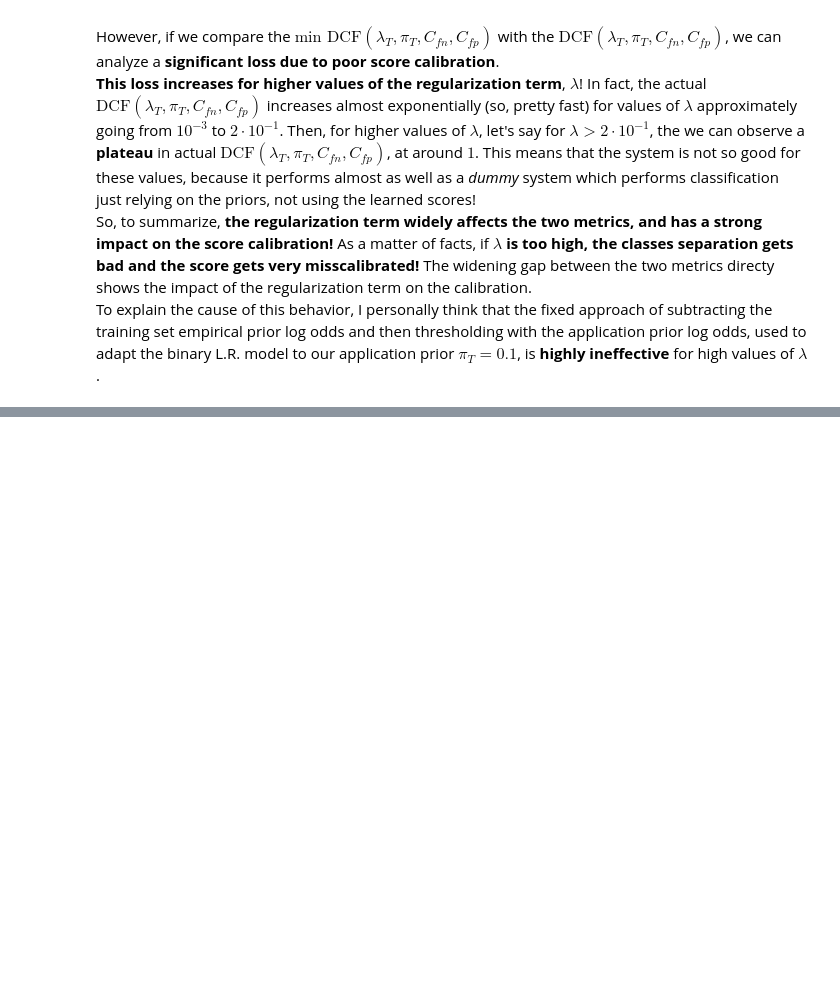
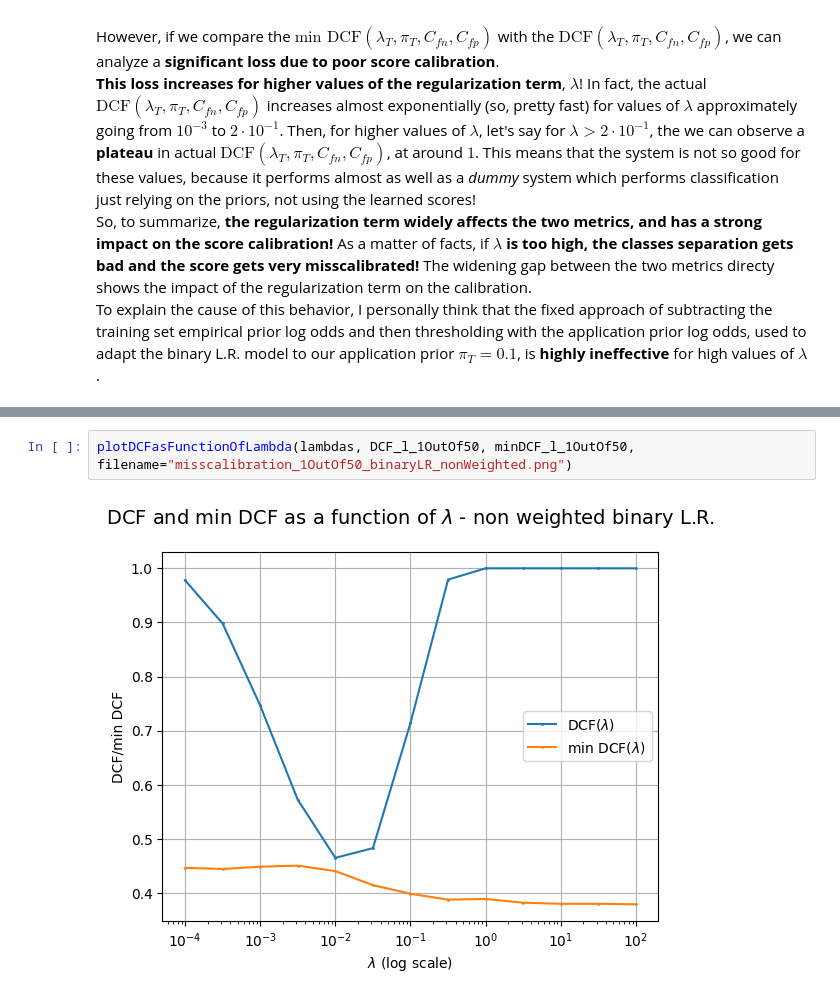
Before and after one commit to RiccardoRevalor/Fingerprint_Spoofing_Detection, a Jupyter notebook: 3_logReg_SVM.ipynb, the cells around one changed output, grey strips where cells are left out. Drawn from its saved outputs; the diff is of its cells as text; blank space fills up the shorter version.

```diff
--- a/3_logReg_SVM.ipynb
+++ b/3_logReg_SVM.ipynb
@@ -290,0 +309,4 @@ Now the model is no longer just trying to make $\sigma(\mathbf{x}, \mathbf{w}, b
+# %%
+plotDCFasFunctionOfLambda(lambdas, DCF_l_1OutOf50, minDCF_l_1OutOf50, filename="misscalibration_1OutOf50_binaryLR_nonWeighted.png")
+# %% [output]
+[figure, added]
```
Also changed, not shown: parts of 5 cells of this notebook, 2 other files.
